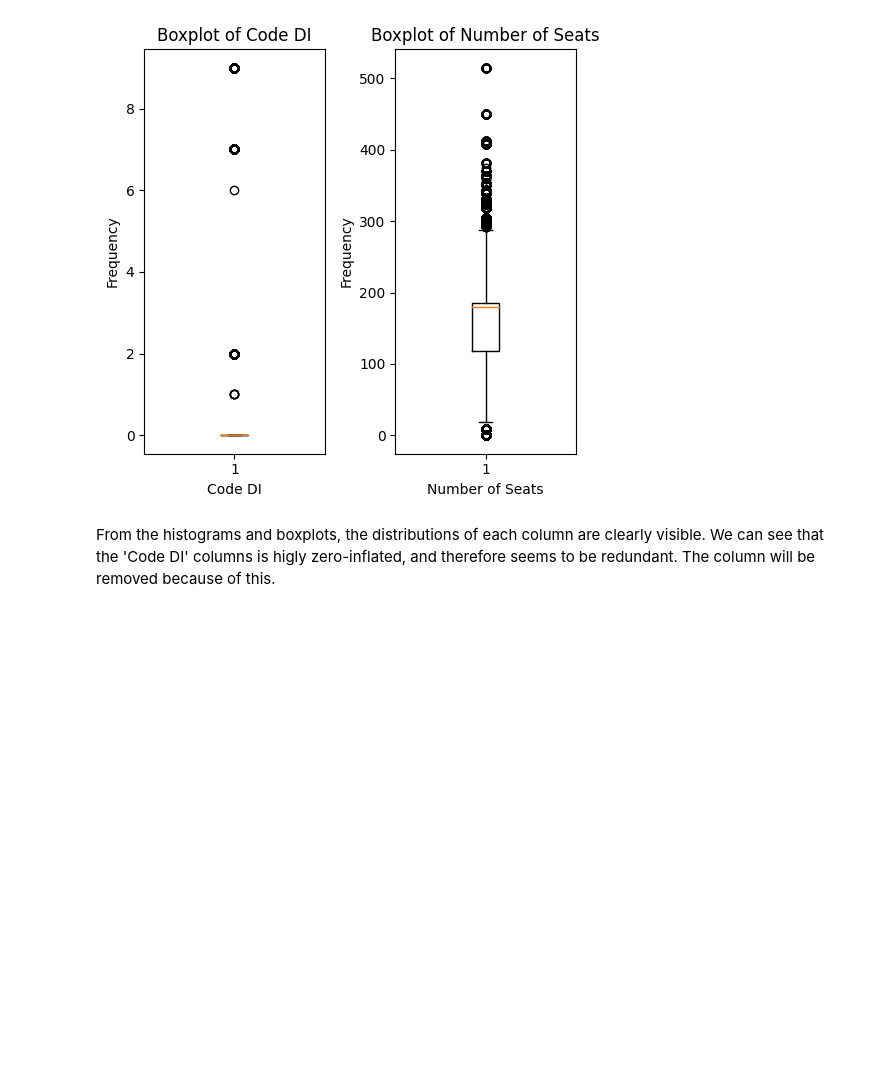
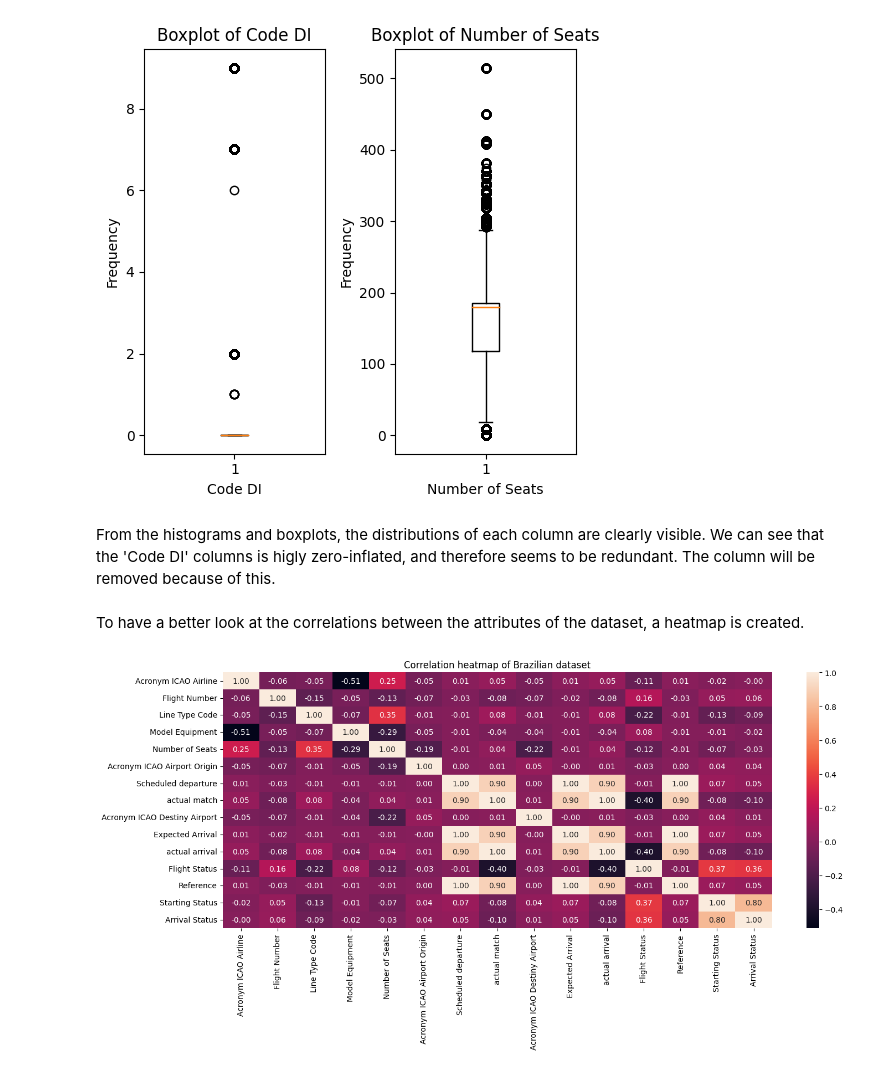
Before and after one commit to TygoF/Flight-delay-prediction, a Jupyter notebook: main.ipynb, the cells around one changed output. Drawn from its saved outputs; the diff is of its cells as text; code cells hidden in the pictures; blank space fills up the shorter version.

Commit message:
Add correlation heatmap

```diff
--- a/main.ipynb
+++ b/main.ipynb
@@ -175,3 +175,15 @@ From the histograms and boxplots, the distributions of each column are clearly v
 # %%
 # Drop Code DI column as it highly zero-inflated
 data_brazil3.drop(columns=['Code DI'], inplace=True)
+# %% [markdown]
+To have a better look at the correlations between the attributes of the dataset, a heatmap is created.
+# %%
+for i, name in enumerate(data_brazil3.columns.values):
+    if not is_numeric_dtype(data_brazil3[name]):
+        data_brazil3[name] = data_brazil3[name].astype('category').cat.codes
+plt.figure(figsize=(16, 6))
+plt.title("Correlation heatmap of Brazilian dataset")
+heatmap = sns.heatmap(data_brazil3.corr(), annot=True, fmt=".2f")
+plt.show()
+# %% [output]
+[figure, added]
```
Also changed, not shown: parts of 1 cell of this notebook.
